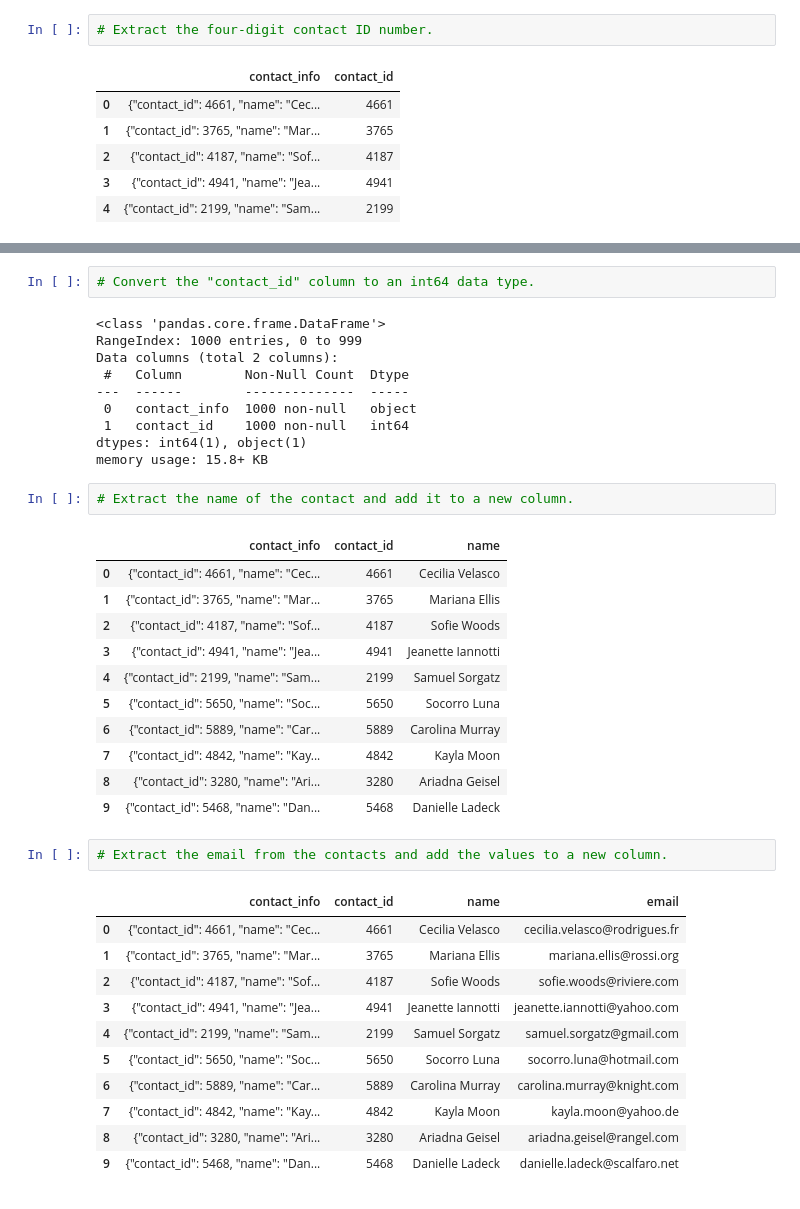
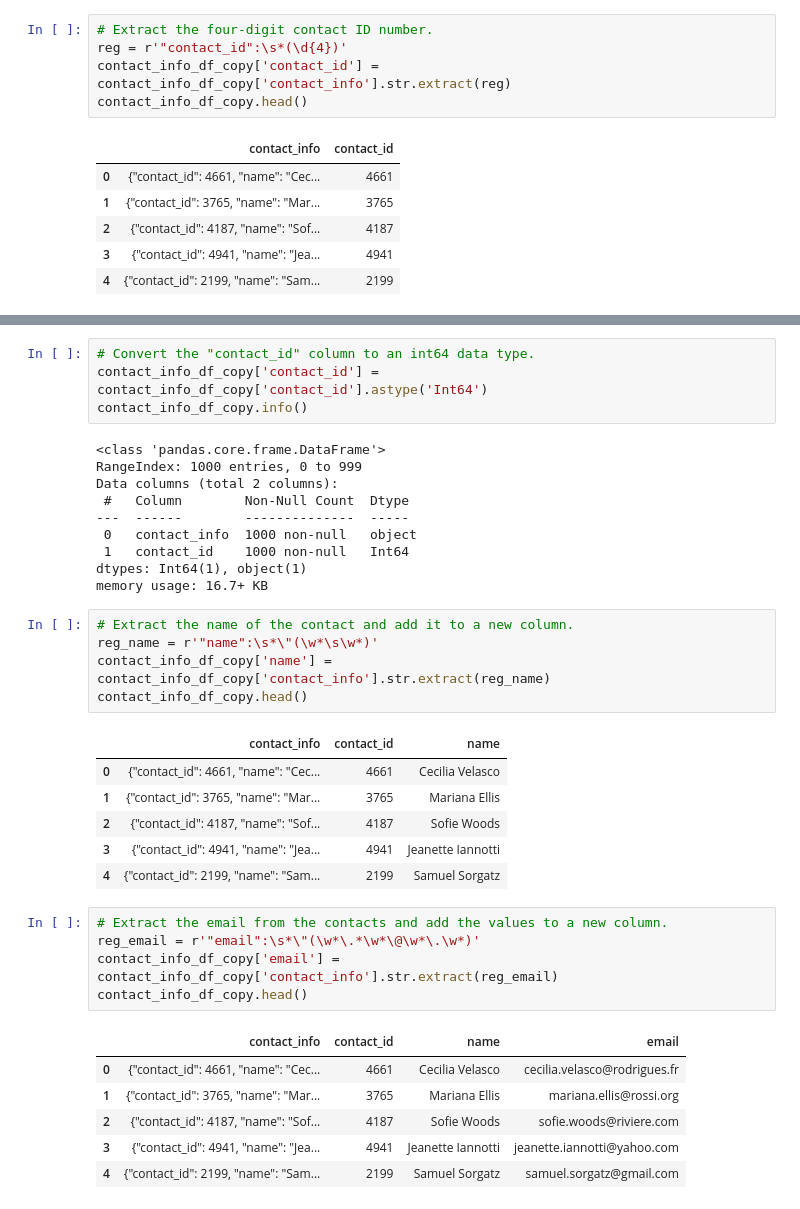
Before and after one commit to juszisholtz/Crowdfunding_ETL, a Jupyter notebook: Starter_Files/ETL_Mini_Project_JZisholtz_IGoldstein.ipynb, the cells around one changed output, grey strips where cells are left out. Drawn from its saved outputs; the diff is of its cells as text.

```diff
--- a/Starter_Files/ETL_Mini_Project_JZisholtz_IGoldstein.ipynb
+++ b/Starter_Files/ETL_Mini_Project_JZisholtz_IGoldstein.ipynb
@@ -412,6 +413,9 @@ contact_info_df_copy.head()
 | 4 | {"contact_id": 2199, "name": "Sam... |
 # %%
 # Extract the four-digit contact ID number.
+reg = r'"contact_id":\s*(\d{4})'
+contact_info_df_copy['contact_id'] = contact_info_df_copy['contact_info'].str.extract(reg)
+contact_info_df_copy.head()
 # %% [output]
 |  | contact_info | contact_id |
 | 0 | {"contact_id": 4661, "name": "Cec... | 4661 |
@@ -433,6 +438,8 @@ dtypes: object(2)
 memory usage: 15.8+ KB
 # %%
 # Convert the "contact_id" column to an int64 data type.
+contact_info_df_copy['contact_id'] = contact_info_df_copy['contact_id'].astype('Int64')
+contact_info_df_copy.info()
 # %% [output]
 <class 'pandas.core.frame.DataFrame'>
 RangeIndex: 1000 entries, 0 to 999
@@ -440,11 +447,14 @@ Data columns (total 2 columns):
  #   Column        Non-Null Count  Dtype
 ---  ------        --------------  -----
  0   contact_info  1000 non-null   object
- 1   contact_id    1000 non-null   int64
-dtypes: int64(1), object(1)
-memory usage: 15.8+ KB
+ 1   contact_id    1000 non-null   Int64
+dtypes: Int64(1), object(1)
+memory usage: 16.7+ KB
 # %%
 # Extract the name of the contact and add it to a new column.
+reg_name = r'"name":\s*\"(\w*\s\w*)'
+contact_info_df_copy['name'] = contact_info_df_copy['contact_info'].str.extract(reg_name)
+contact_info_df_copy.head()
 # %% [output]
 |  | contact_info | contact_id | name |
 | 0 | {"contact_id": 4661, "name": "Cec... | 4661 | Cecilia Velasco |
@@ -452,24 +462,17 @@ memory usage: 15.8+ KB
 | 2 | {"contact_id": 4187, "name": "Sof... | 4187 | Sofie Woods |
 | 3 | {"contact_id": 4941, "name": "Jea... | 4941 | Jeanette Iannotti |
 | 4 | {"contact_id": 2199, "name": "Sam... | 2199 | Samuel Sorgatz |
-| 5 | {"contact_id": 5650, "name": "Soc... | 5650 | Socorro Luna |
-| 6 | {"contact_id": 5889, "name": "Car... | 5889 | Carolina Murray |
-| 7 | {"contact_id": 4842, "name": "Kay... | 4842 | Kayla Moon |
-| 8 | {"contact_id": 3280, "name": "Ari... | 3280 | Ariadna Geisel |
-| 9 | {"contact_id": 5468, "name": "Dan... | 5468 | Danielle Ladeck |
 # %%
 # Extract the email from the contacts and add the values to a new column.
+reg_email = r'"email":\s*\"(\w*\.*\w*\@\w*\.\w*)'
+contact_info_df_copy['email'] = contact_info_df_copy['contact_info'].str.extract(reg_email)
+contact_info_df_copy.head()
 # %% [output]
 |  | contact_info | contact_id | name | email |
 | 0 | {"contact_id": 4661, "name": "Cec... | 4661 | Cecilia Velasco | cecilia.velasco@rodrigues.fr |
 | 1 | {"contact_id": 3765, "name": "Mar... | 3765 | Mariana Ellis | mariana.ellis@rossi.org |
 | 2 | {"contact_id": 4187, "name": "Sof... | 4187 | Sofie Woods | sofie.woods@riviere.com |
 | 3 | {"contact_id": 4941, "name": "Jea... | 4941 | Jeanette Iannotti | jeanette.iannotti@yahoo.com |
 | 4 | {"contact_id": 2199, "name": "Sam... | 2199 | Samuel Sorgatz | samuel.sorgatz@gmail.com |
-| 5 | {"contact_id": 5650, "name": "Soc... | 5650 | Socorro Luna | socorro.luna@hotmail.com |
-| 6 | {"contact_id": 5889, "name": "Car... | 5889 | Carolina Murray | carolina.murray@knight.com |
-| 7 | {"contact_id": 4842, "name": "Kay... | 4842 | Kayla Moon | kayla.moon@yahoo.de |
-| 8 | {"contact_id": 3280, "name": "Ari... | 3280 | Ariadna Geisel | ariadna.geisel@rangel.com |
-| 9 | {"contact_id": 5468, "name": "Dan... | 5468 | Danielle Ladeck | danielle.ladeck@scalfaro.net |
 # %%
 # Create a copy of the contact_info_df with the 'contact_id', 'name', 'email' columns.
```
Also changed, not shown: parts of 8 cells of this notebook, 1 other file.
